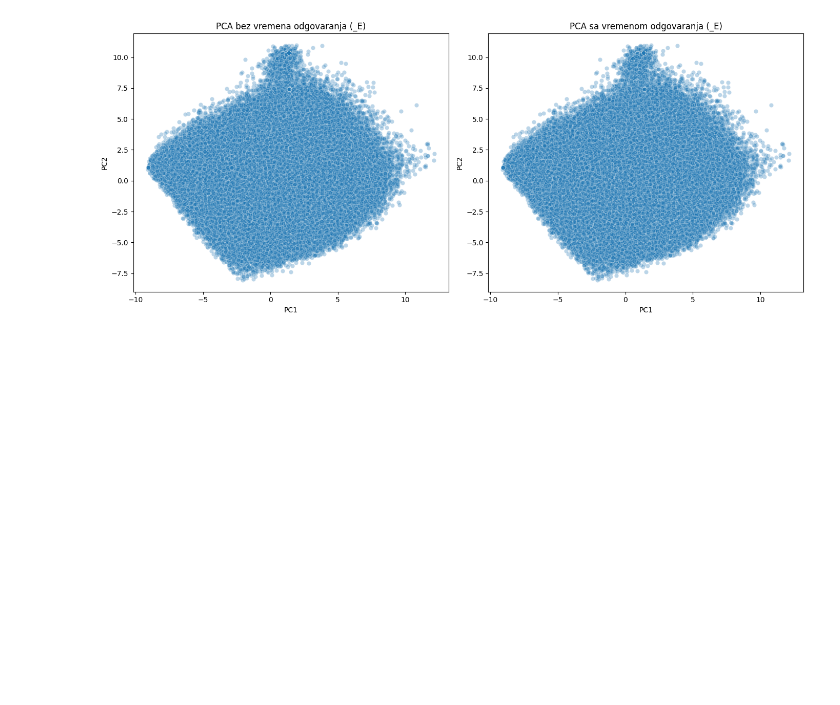
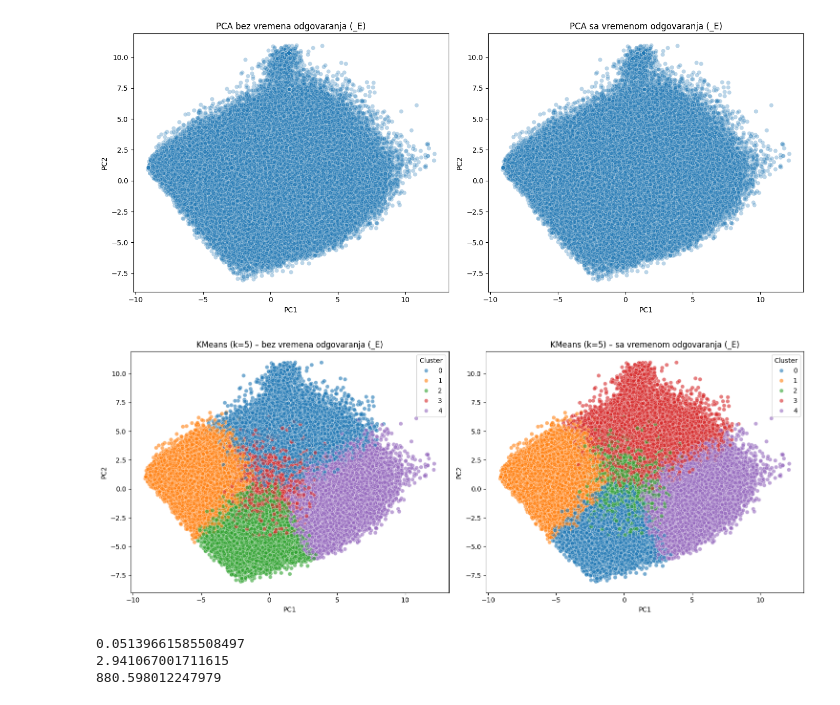
Before and after one commit to Mi19135/big-five-personality-test-clustering, a Jupyter notebook: BigFive.ipynb, the cells around one changed output. Saved outputs shown, nothing was run; the diff lists cells and outputs as text; code cells hidden in the pictures; blank space fills up the shorter version.

Commit message:
KMeans

```diff
--- a/BigFive.ipynb
+++ b/BigFive.ipynb
@@ -150,3 +150,66 @@ plt.tight_layout()
 plt.show()
 # %% [output]
 [figure]
+# %%
+from sklearn.cluster import KMeans
+
+kmeans_noE = KMeans(n_clusters=5, random_state=42)
+labels_noE = kmeans_noE.fit_predict(X_noE_scaled)
+
+df_pca_noE["cluster"] = labels_noE
+
+kmeans_withE = KMeans(n_clusters=5, random_state=42)
+labels_withE = kmeans_withE.fit_predict(X_withE_scaled)
+
+df_pca_withE["cluster"] = labels_withE
+# %%
+fig, axes = plt.subplots(1, 2, figsize=(15, 6))
+
+sns.scatterplot(
+    x="PC1", y="PC2",
+    hue="cluster",
+    data=df_pca_noE,
+    palette="tab10",
+    alpha=0.6,
+    ax=axes[0]
+)
+axes[0].set_title("KMeans (k=5) – bez vremena odgovaranja (_E)")
+axes[0].legend(title="Cluster")
+
+sns.scatterplot(
+    x="PC1", y="PC2",
+    hue="cluster",
+    data=df_pca_withE,
+    palette="tab10",
+    alpha=0.6,
+    ax=axes[1]
+)
+axes[1].set_title("KMeans (k=5) – sa vremenom odgovaranja (_E)")
+axes[1].legend(title="Cluster")
+
+plt.tight_layout()
+plt.show()
+# %% [output]
+[figure, added]
+# %%
+from sklearn.metrics import silhouette_score, davies_bouldin_score, calinski_harabasz_score
+
+from sklearn.utils import resample
+
+X_sample_noE, labels_sample_noE = resample(
+    X_noE_scaled, labels_noE,
+    n_samples=15000,
+    random_state=42
+)
+
+sil_noE = silhouette_score(X_sample_noE, labels_sample_noE)
+db_noE = davies_bouldin_score(X_sample_noE, labels_sample_noE)
+ch_noE = calinski_harabasz_score(X_sample_noE, labels_sample_noE)
+
+print(sil_noE)
+print(db_noE)
+print(ch_noE)
+# %% [output]
+0.05139661585508497
+2.941067001711615
+880.598012247979
```
Also changed, not shown: parts of 1 cell of this notebook.
